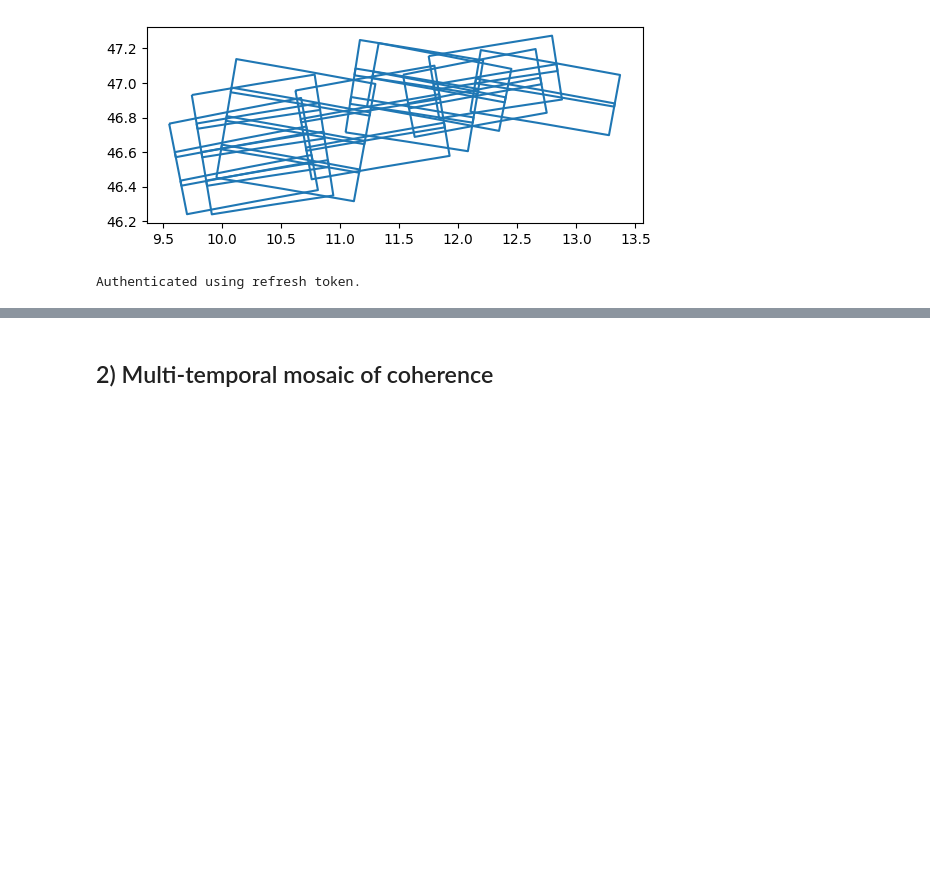
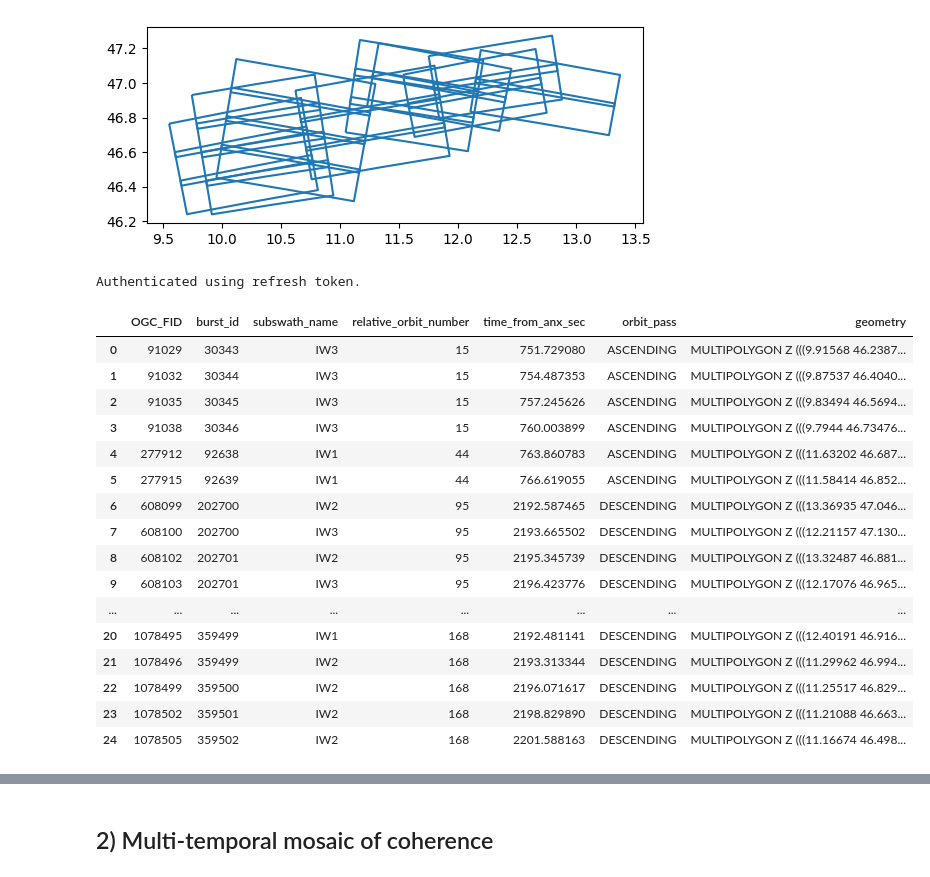
Before and after one commit to henriDierkes/RiskMonitoring_ProvinceBZ, a Jupyter notebook: A1.4_GlacierProducts/S1_coherence.ipynb, the cells around one changed output, grey strips where cells are left out. Drawn from its saved outputs; the diff is of its cells as text; code cells hidden in the pictures; blank space fills up the shorter version.

```diff
--- a/A1.4_GlacierProducts/S1_coherence.ipynb
+++ b/A1.4_GlacierProducts/S1_coherence.ipynb
@@ -29,3 +32,23 @@ url = "https://openeo.dataspace.copernicus.eu"
 connection = openeo.connect(url).authenticate_oidc()
 # %% [output]
 Authenticated using refresh token.
+# %%
+bursts
+# %% [output]
+|  | OGC_FID | burst_id | subswath_name | relative_orbit_number | time_from_anx_sec | orbit_pass | geometry |
+| 0 | 91029 | 30343 | IW3 | 15 | 751.729080 | ASCENDING | MULTIPOLYGON Z (((9.91568 46.2387... |
+| 1 | 91032 | 30344 | IW3 | 15 | 754.487353 | ASCENDING | MULTIPOLYGON Z (((9.87537 46.4040... |
+| 2 | 91035 | 30345 | IW3 | 15 | 757.245626 | ASCENDING | MULTIPOLYGON Z (((9.83494 46.5694... |
+| 3 | 91038 | 30346 | IW3 | 15 | 760.003899 | ASCENDING | MULTIPOLYGON Z (((9.7944 46.73476... |
+| 4 | 277912 | 92638 | IW1 | 44 | 763.860783 | ASCENDING | MULTIPOLYGON Z (((11.63202 46.687... |
+| 5 | 277915 | 92639 | IW1 | 44 | 766.619055 | ASCENDING | MULTIPOLYGON Z (((11.58414 46.852... |
+| 6 | 608099 | 202700 | IW2 | 95 | 2192.587465 | DESCENDING | MULTIPOLYGON Z (((13.36935 47.046... |
+| 7 | 608100 | 202700 | IW3 | 95 | 2193.665502 | DESCENDING | MULTIPOLYGON Z (((12.21157 47.130... |
+| 8 | 608102 | 202701 | IW2 | 95 | 2195.345739 | DESCENDING | MULTIPOLYGON Z (((13.32487 46.881... |
+| 9 | 608103 | 202701 | IW3 | 95 | 2196.423776 | DESCENDING | MULTIPOLYGON Z (((12.17076 46.965... |
+| ... | ... | ... | ... | ... | ... | ... | ... |
+| 20 | 1078495 | 359499 | IW1 | 168 | 2192.481141 | DESCENDING | MULTIPOLYGON Z (((12.40191 46.916... |
+| 21 | 1078496 | 359499 | IW2 | 168 | 2193.313344 | DESCENDING | MULTIPOLYGON Z (((11.29962 46.994... |
+| 22 | 1078499 | 359500 | IW2 | 168 | 2196.071617 | DESCENDING | MULTIPOLYGON Z (((11.25517 46.829... |
+| 23 | 1078502 | 359501 | IW2 | 168 | 2198.829890 | DESCENDING | MULTIPOLYGON Z (((11.21088 46.663... |
+| 24 | 1078505 | 359502 | IW2 | 168 | 2201.588163 | DESCENDING | MULTIPOLYGON Z (((11.16674 46.498... |
```
Also changed, not shown: parts of 28 cells of this notebook, 4 other files.
